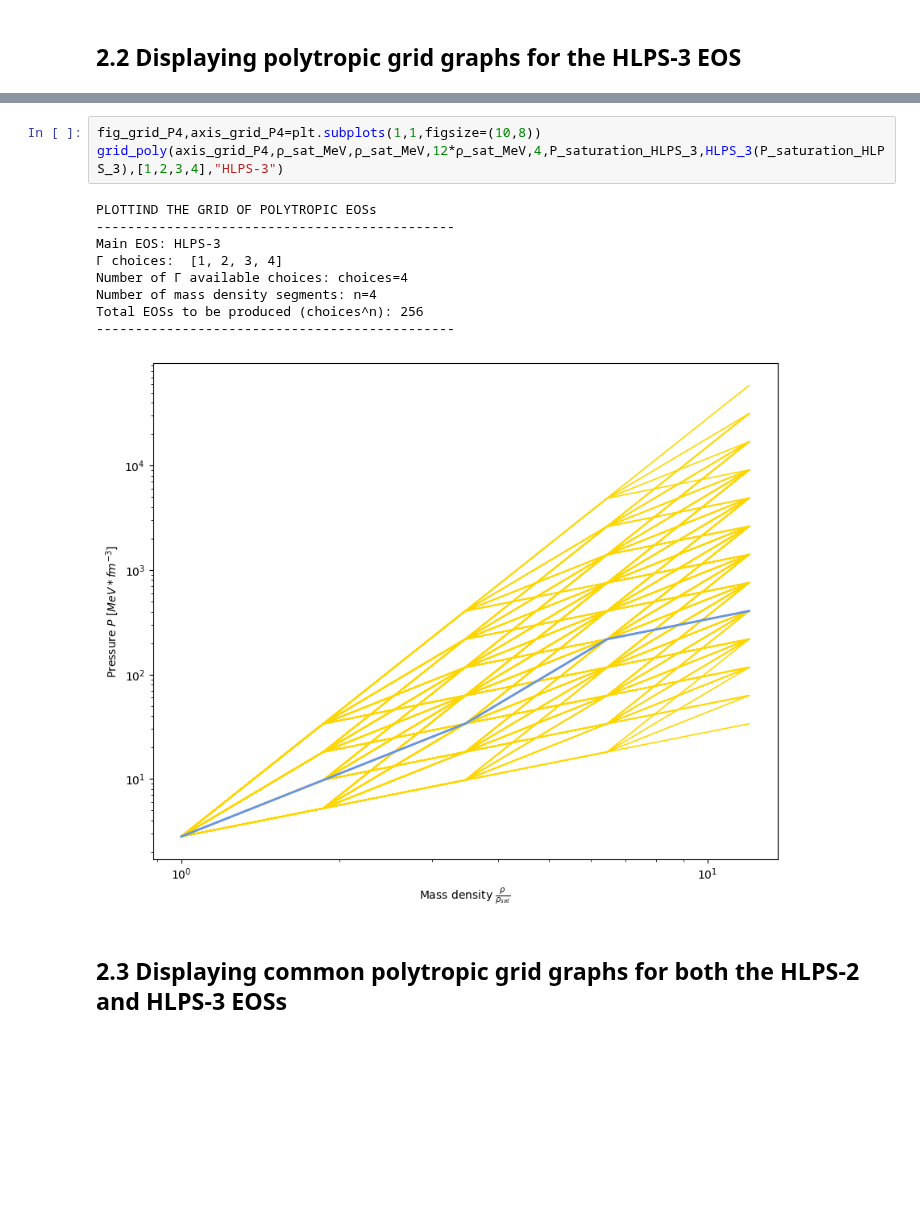
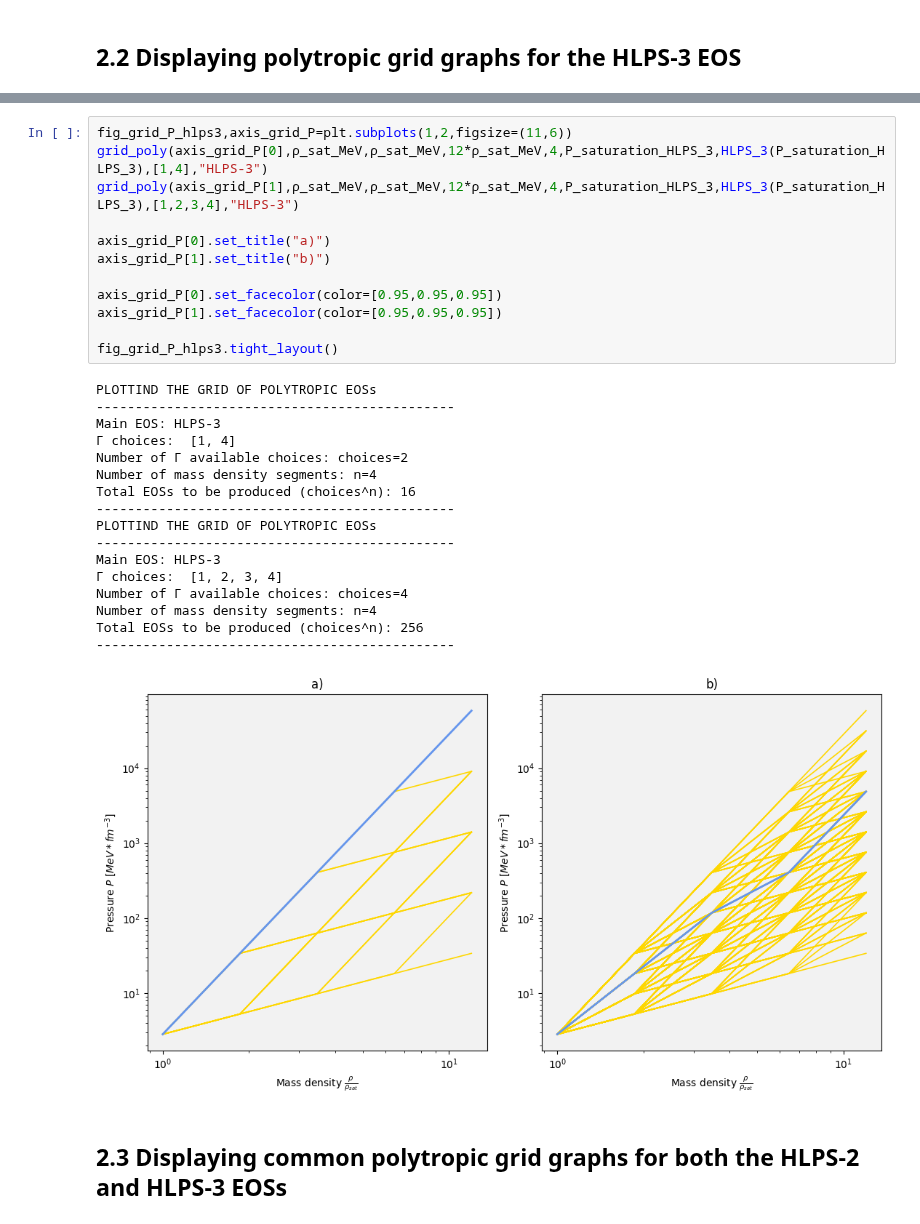
Before and after one commit to istergak/MSc-Computational-Physics-AUTH, a Jupyter notebook: Thesis - ML and ANNs regression models for Exotic Star's EOSs/Part 1 - Solving the TOV equations for Hadronic and Quark Stars/StudyPolyNS.ipynb, the cells around one changed output, grey strips where cells are left out. Drawn from its saved outputs; the diff is of its cells as text; blank space fills up the shorter version.

```diff
--- a/Thesis - ML and ANNs regression models for Exotic Star's EOSs/Part 1 - Solving the TOV equations for Hadronic and Quark Stars/StudyPolyNS.ipynb
+++ b/Thesis - ML and ANNs regression models for Exotic Star's EOSs/Part 1 - Solving the TOV equations for Hadronic and Quark Stars/StudyPolyNS.ipynb
@@ -420,15 +413,32 @@ Total EOSs to be produced (choices^n): 16
-# %%
-fig_grid_P4,axis_grid_P4=plt.subplots(1,1,figsize=(10,8))
-grid_poly(axis_grid_P4,ρ_sat_MeV,ρ_sat_MeV,12*ρ_sat_MeV,4,P_saturation_HLPS_3,HLPS_3(P_saturation_HLPS_3),[1,2,3,4],"HLPS-3")
-# %% [output]
-PLOTTIND THE GRID OF POLYTROPIC EOSs
-----------------------------------------------
-Main EOS: HLPS-3
-Γ choices:  [1, 2, 3, 4]
-Number of Γ available choices: choices=4
-Number of mass density segments: n=4
-Total EOSs to be produced (choices^n): 256
-----------------------------------------------
-[figure, removed]
+# %%
+fig_grid_P_hlps3,axis_grid_P=plt.subplots(1,2,figsize=(11,6))
+grid_poly(axis_grid_P[0],ρ_sat_MeV,ρ_sat_MeV,12*ρ_sat_MeV,4,P_saturation_HLPS_3,HLPS_3(P_saturation_HLPS_3),[1,4],"HLPS-3")
+grid_poly(axis_grid_P[1],ρ_sat_MeV,ρ_sat_MeV,12*ρ_sat_MeV,4,P_saturation_HLPS_3,HLPS_3(P_saturation_HLPS_3),[1,2,3,4],"HLPS-3")
+
+axis_grid_P[0].set_title("a)")
+axis_grid_P[1].set_title("b)")
+
+axis_grid_P[0].set_facecolor(color=[0.95,0.95,0.95])
+axis_grid_P[1].set_facecolor(color=[0.95,0.95,0.95])
+
+fig_grid_P_hlps3.tight_layout()
+# %% [output]
+PLOTTIND THE GRID OF POLYTROPIC EOSs
+----------------------------------------------
+Main EOS: HLPS-3
+Γ choices:  [1, 4]
+Number of Γ available choices: choices=2
+Number of mass density segments: n=4
+Total EOSs to be produced (choices^n): 16
+----------------------------------------------
+PLOTTIND THE GRID OF POLYTROPIC EOSs
+----------------------------------------------
+Main EOS: HLPS-3
+Γ choices:  [1, 2, 3, 4]
+Number of Γ available choices: choices=4
+Number of mass density segments: n=4
+Total EOSs to be produced (choices^n): 256
+----------------------------------------------
+[figure, added]
 # %% [markdown]
 ## **2.3 Displaying common polytropic grid graphs for both the HLPS-2 and HLPS-3 EOSs**
```
Also changed, not shown: parts of 7 cells of this notebook.
